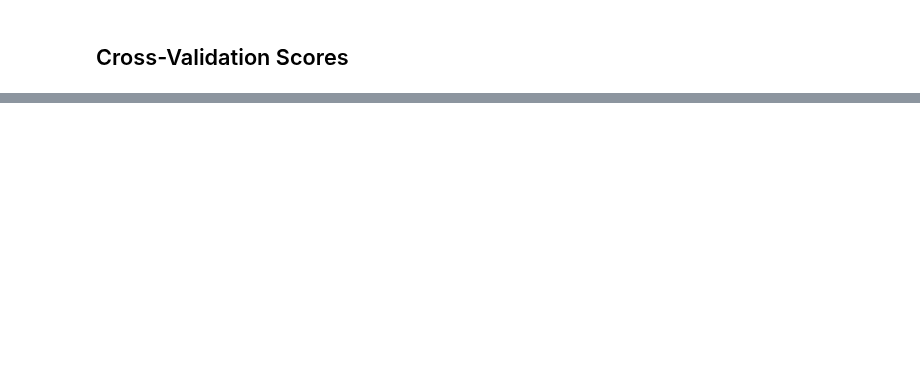
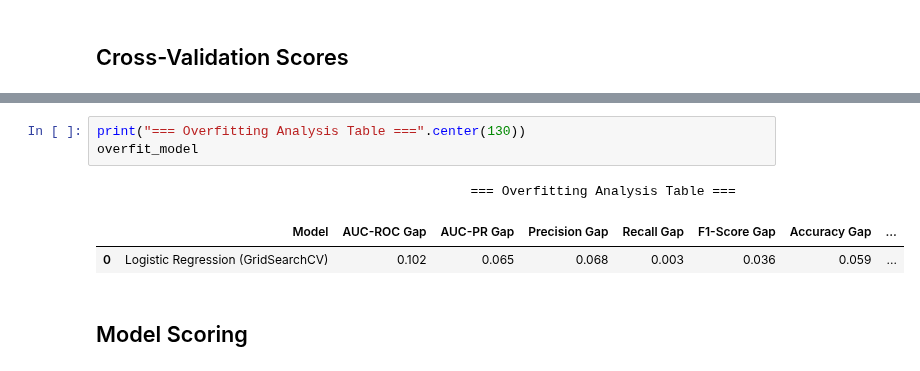
Before and after one commit to tshihab07/Intelligent-Loan-Approval-Prediction-System, a Jupyter notebook: notebookes/model_logisticRegression.ipynb, the cells around one changed output, grey strips where cells are left out. Saved outputs shown, nothing was run; the diff lists cells and outputs as text; blank space fills up the shorter version.

```diff
--- a/notebookes/model_logisticRegression.ipynb
+++ b/notebookes/model_logisticRegression.ipynb
@@ -176,0 +331,9 @@ cv_std = cv_scores.std()
+# %%
+print("=== Overfitting Analysis Table ===".center(130))
+overfit_model
+# %% [output]
+                                                === Overfitting Analysis Table ===
+|  | Model | AUC-ROC Gap | AUC-PR Gap | Precision Gap | Recall Gap | F1-Score Gap | Accuracy Gap | ... |
+| 0 | Logistic Regression (GridSearchCV) | 0.102 | 0.065 | 0.068 | 0.003 | 0.036 | 0.059 | ... |
+# %% [markdown]
+## Model Scoring
```
Also changed, not shown: parts of 35 cells of this notebook.
